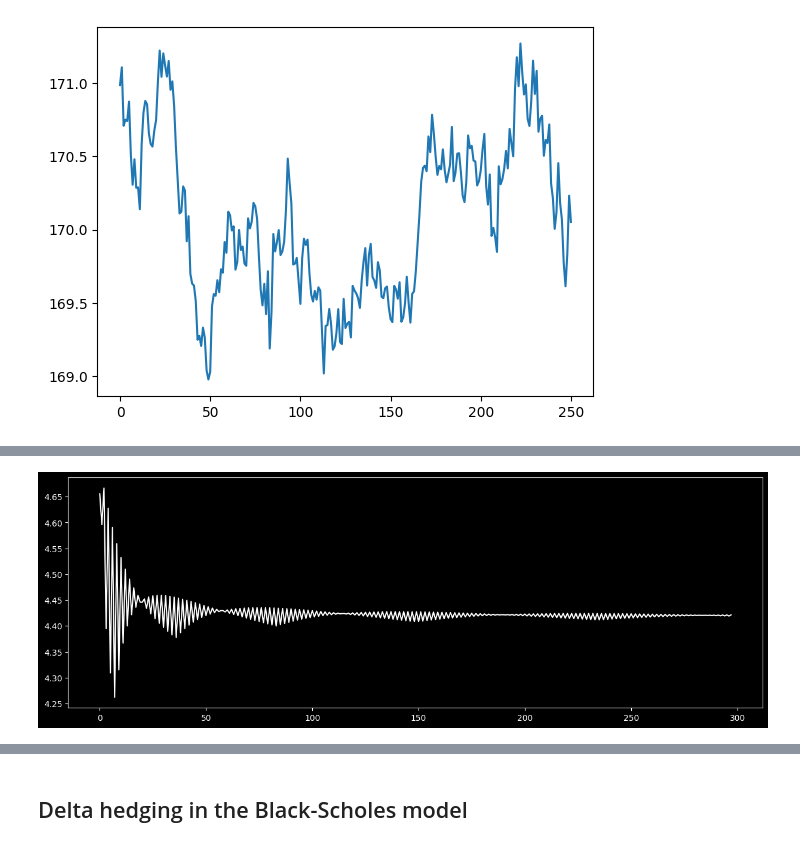
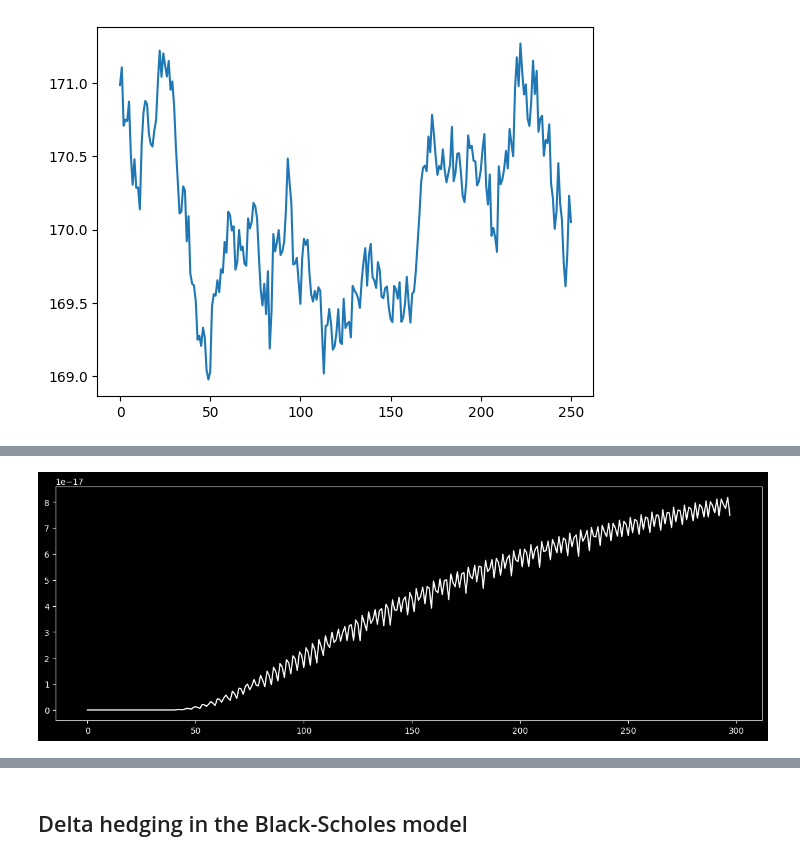
Before and after one commit to syrkis/finfun, a Jupyter notebook: notebook.ipynb, the cells around one changed output, grey strips where cells are left out. Drawn from its saved outputs; the diff is of its cells as text; code cells hidden in the pictures.

```diff
--- a/notebook.ipynb
+++ b/notebook.ipynb
@@ -110,14 +110,15 @@ plt.plot(prices)
 [figure]
 # %%
 S = portfolio['aapl']
-R = np.log(S / S.shift(1)).dropna()
+# R = np.log(S / S.shift(1)).dropna()
+R = S.pct_change().dropna()
 mu, sigma = R.mean(), R.std()
-start_price = S[-1]
+""" start_price = S[-1]
 days = 10000
 dt = 1 / days
 fig, ax = plt.subplots(figsize=(20, 10))
 for i in range(1000):
     prices = geometric_brownian_motion_model_simulate(mu, sigma, S[-1], days, dt)
     ax.plot(prices, linewidth=0.8, alpha=0.1)
-plt.show()
+plt.show() """
 # %% [output]
@@ -127,32 +128,32 @@ def binomial_tree(S_0, r, sigma, n, K, direction = 'call'):
 
     dt = 0.25 / n
     U  = np.exp(sigma * np.sqrt(dt))
     D  = 1 / U
     R  = np.exp(r * dt) - 1
     q  = (np.exp(r * dt) - D) / (U - D)
 
     stock_tree  = np.zeros((n + 1, n + 1))
     intrin_tree = np.zeros((n + 1, n + 1))
     option_tree = np.zeros((n + 1, n + 1))
 
     for i in range(0, n + 1):
         for j in range (0, i + 1):
             stock_tree[j, i]  = S_0 * U ** (i - j) * (D ** j)
             intrin_tree[j, i] = np.maximum(stock_tree[j, i] - K, 0)
 
     for i in range(n, -1, -1):
         for j in range(0, i + 1):
             if i == n:
                 option_tree[j, i] = intrin_tree[j, i]; continue
             if direction == 'call':
                 option_tree[j, i] = 1 / (1 + R) * (option_tree[j, i + 1] * q + option_tree[j + 1, i + 1] * (1 - q))
             if direction == 'put':
                 option_tree[j, i] = 1 / (1 + R) * (option_tree[j, i + 1] * (1 - q) + option_tree[j + 1, i + 1] * q)
 
     option_price = option_tree[0, 0]
     return option_price
 
-option_prices = [binomial_tree(100, r , 0.3, n, 105) for n in range(2, 300)]
+option_prices = [binomial_tree(S[-1], r , sigma, n, S[-1] + 5, 'put') for n in range(2, 300)]
 fig, ax       = plt.subplots(figsize = (15,5)); ax.plot(option_prices, 'w');
 # %% [output]
-[figure, old version]
+[figure, new version]
```
Also changed, not shown: parts of 2 cells of this notebook.
